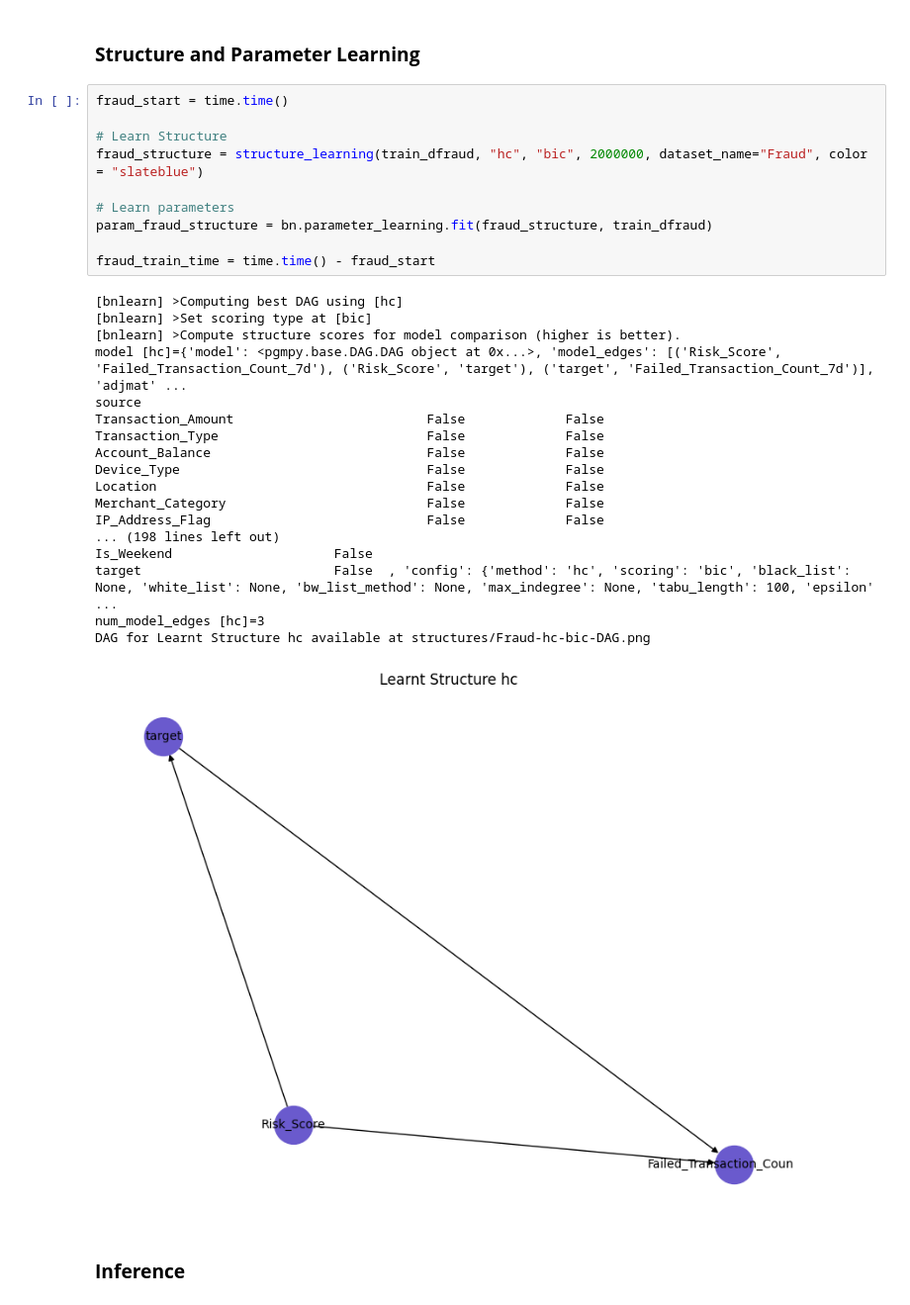
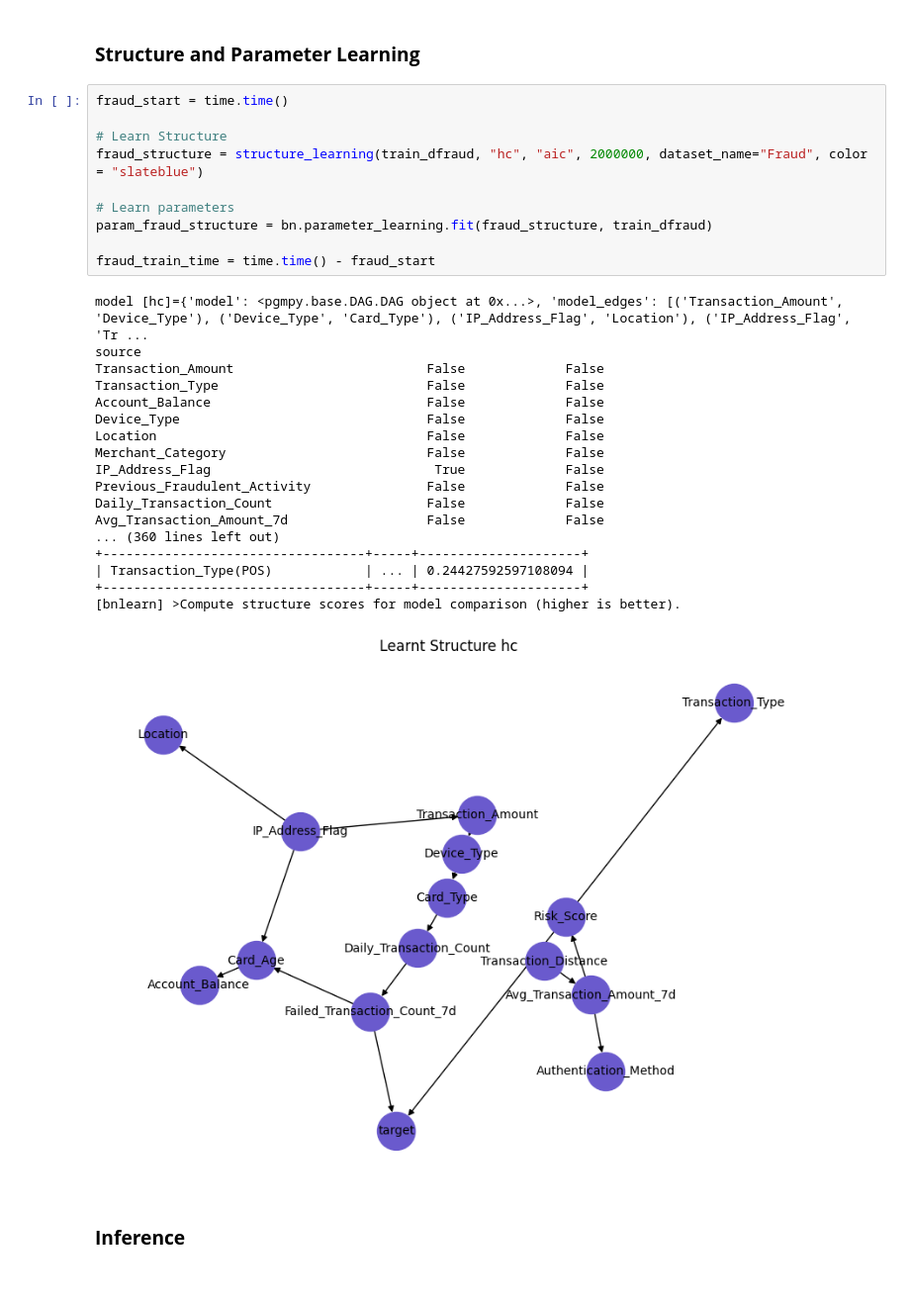
Before and after one commit to Angie-Zauner/AAI, a Jupyter notebook: main.ipynb, the cells around one changed output. Shown at 99% size. Cells and saved outputs as stored; diff of their text form.

```diff
--- a/main.ipynb
+++ b/main.ipynb
@@ -661,32 +604,32 @@ plot_distributions(train_dheart, train_dheart.columns, color='slateblue')
 # %%
 fraud_start = time.time()
 
 # Learn Structure
-fraud_structure = structure_learning(train_dfraud, "hc", "bic", 2000000, dataset_name="Fraud", color = "slateblue")
+fraud_structure = structure_learning(train_dfraud, "hc", "aic", 2000000, dataset_name="Fraud", color = "slateblue")
 
 # Learn parameters
 param_fraud_structure = bn.parameter_learning.fit(fraud_structure, train_dfraud)
 
 fraud_train_time = time.time() - fraud_start
 # %% [output]
-[bnlearn] >Computing best DAG using [hc]
-[bnlearn] >Set scoring type at [bic]
-[bnlearn] >Compute structure scores for model comparison (higher is better).
-model [hc]={'model': <pgmpy.base.DAG.DAG object at 0x...>, 'model_edges': [('Risk_Score', 'Failed_Transaction_Count_7d'), ('Risk_Score', 'target'), ('target', 'Failed_Transaction_Count_7d')], 'adjmat' ...
+model [hc]={'model': <pgmpy.base.DAG.DAG object at 0x...>, 'model_edges': [('Transaction_Amount', 'Device_Type'), ('Device_Type', 'Card_Type'), ('IP_Address_Flag', 'Location'), ('IP_Address_Flag', 'Tr ...
 source
 Transaction_Amount                         False             False
 Transaction_Type                           False             False
 Account_Balance                            False             False
 Device_Type                                False             False
 Location                                   False             False
 Merchant_Category                          False             False
-IP_Address_Flag                            False             False
-... (198 lines left out)
-Is_Weekend                     False
-target                         False  , 'config': {'method': 'hc', 'scoring': 'bic', 'black_list': None, 'white_list': None, 'bw_list_method': None, 'max_indegree': None, 'tabu_length': 100, 'epsilon' ...
-num_model_edges [hc]=3
-DAG for Learnt Structure hc available at structures/Fraud-hc-bic-DAG.png
+IP_Address_Flag                             True             False
+Previous_Fraudulent_Activity               False             False
+Daily_Transaction_Count                    False             False
+Avg_Transaction_Amount_7d                  False             False
+... (360 lines left out)
++----------------------------------+-----+---------------------+
+| Transaction_Type(POS)            | ... | 0.24427592597108094 |
++----------------------------------+-----+---------------------+
+[bnlearn] >Compute structure scores for model comparison (higher is better).
-[figure, old version]
+[figure, new version]
 # %% [markdown]
 ### **Inference**
 # %%
```
Also changed, not shown: parts of 10 cells of this notebook, 2 other files.
